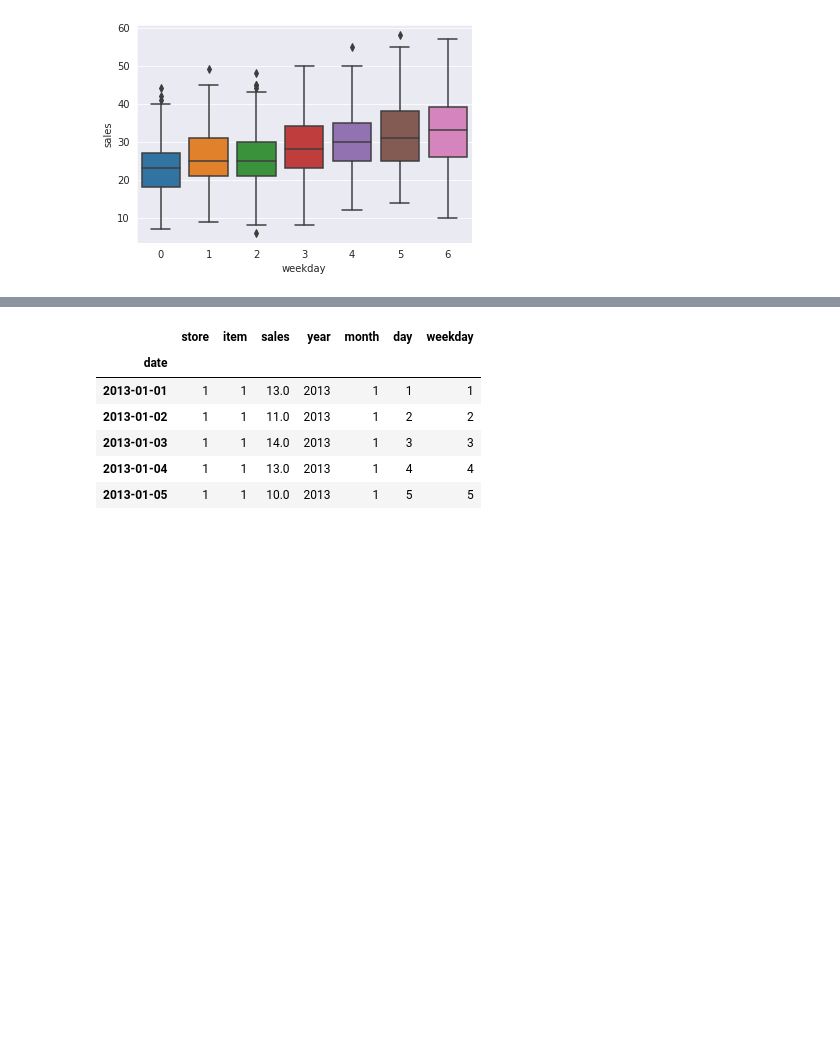
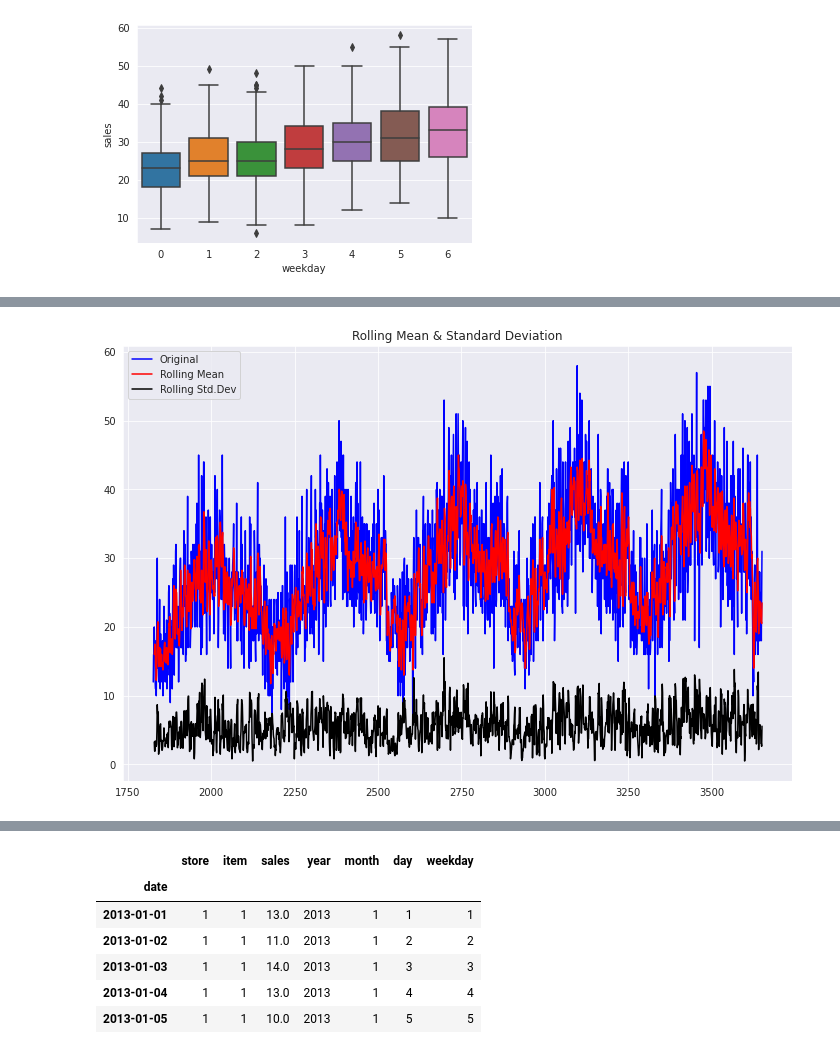
Before and after one commit to RohitDhankar/time_series, a Jupyter notebook: ts_1.ipynb, the cells around one changed output, grey strips where cells are left out. Cells and saved outputs as stored; diff of their text form; code cells hidden in the pictures; blank space fills up the shorter version.

Commit message:
SMA - Simple Moving Average

```diff
--- a/ts_1.ipynb
+++ b/ts_1.ipynb
@@ -217,0 +294,22 @@ sns.boxplot(x="weekday", y="sales", data=train_df)
+# %%
+## Rolling - Standard Deviation
+
+df_std_dev = pd.DataFrame()
+
+df_std_dev['sales'] = train_df['sales']
+print(df_std_dev)
+
+print("   "*90)
+df_std_dev['Standard Deviation'] = df_std_dev['sales'].std()
+df_std_dev['Rolling - Standard Deviation'] = df_std_dev['sales'].rolling(4).std()
+
+print("   "*90)
+print(df_std_dev.head(7))
+print("   "*90)
+print(df_std_dev.tail(7))
+
+
+
+# print("   "*90)
+# df_sma['Standard Deviation'] = df_sma['sales'].std() # Std. Deviation for Whole COLUMN
+# df_sma['Rolling - Standard Deviation'] = df_sma['sales'].rolling(4).std()
@@ -217,0 +334,13 @@ sns.boxplot(x="weekday", y="sales", data=train_df)
+# %%
+ #Plot rolling statistics:
+fig = plt.figure(figsize=(12, 8))
+
+orig = plt.plot(df_sma['sales'], color='blue',label='Original')
+mean = plt.plot(df_sma['Rolling - Simple Moving Average'],color='red',label='Rolling Mean')
+std = plt.plot(df_std_dev['Rolling - Standard Deviation'],color='black',label ='Rolling Std.Dev')
+
+plt.legend(loc='best')
+plt.title('Rolling Mean & Standard Deviation')
+plt.show()
+# %% [output]
+[figure, added]
```
Also changed, not shown: parts of 14 cells of this notebook.
